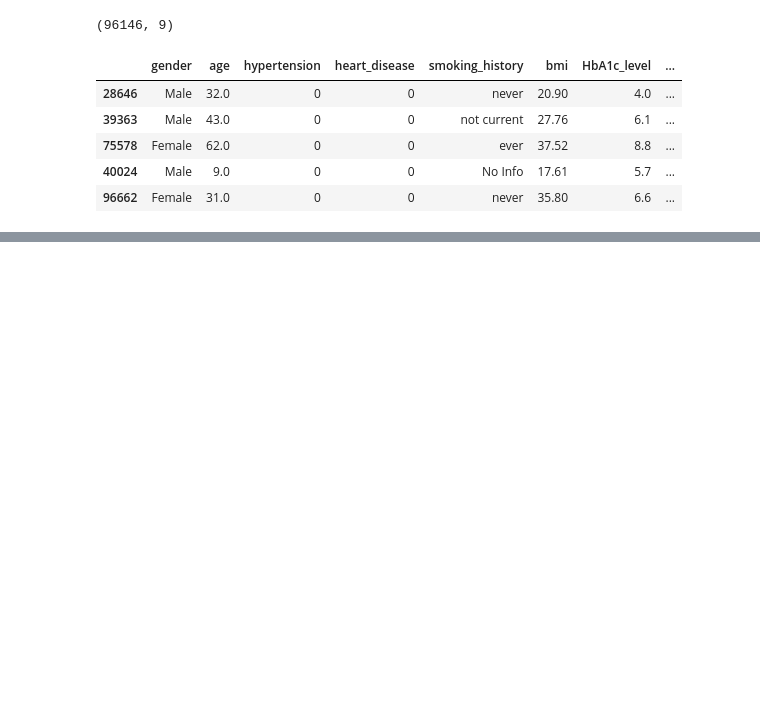
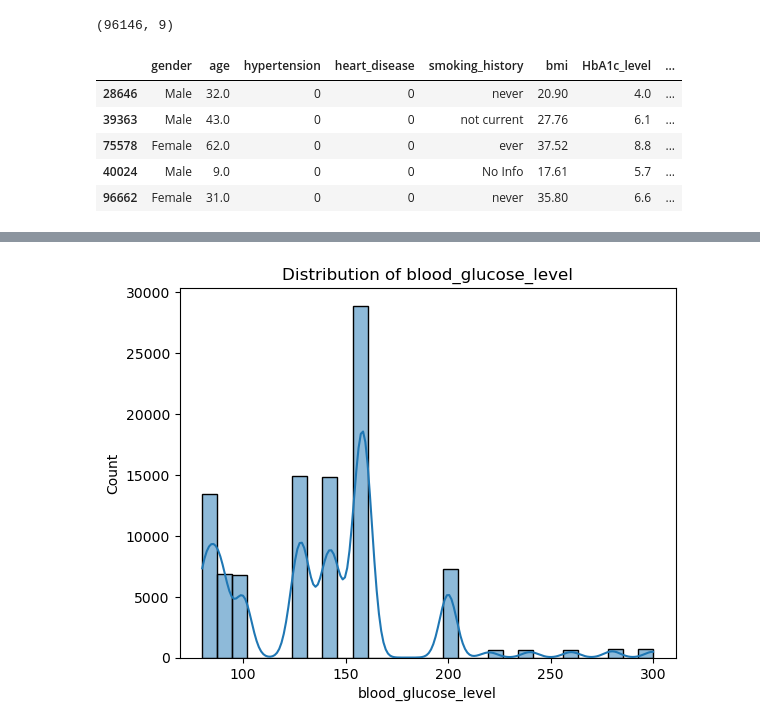
Before and after one commit to PranayBhardwaj29/diabetes-predictor, a Jupyter notebook: notebook/model_training.ipynb, the cells around one changed output, grey strips where cells are left out. Cells and saved outputs as stored; diff of their text form; code cells hidden in the pictures; blank space fills up the shorter version.

```diff
--- a/notebook/model_training.ipynb
+++ b/notebook/model_training.ipynb
@@ -70,0 +112,8 @@ df.sample(5)
+# %%
+sns.histplot(df['blood_glucose_level'], kde=True, bins=30)
+plt.title('Distribution of blood_glucose_level')
+plt.xlabel('blood_glucose_level')
+plt.ylabel('Count')
+plt.show()
+# %% [output]
+[figure, added]
```
Also changed, not shown: parts of 7 cells of this notebook.
